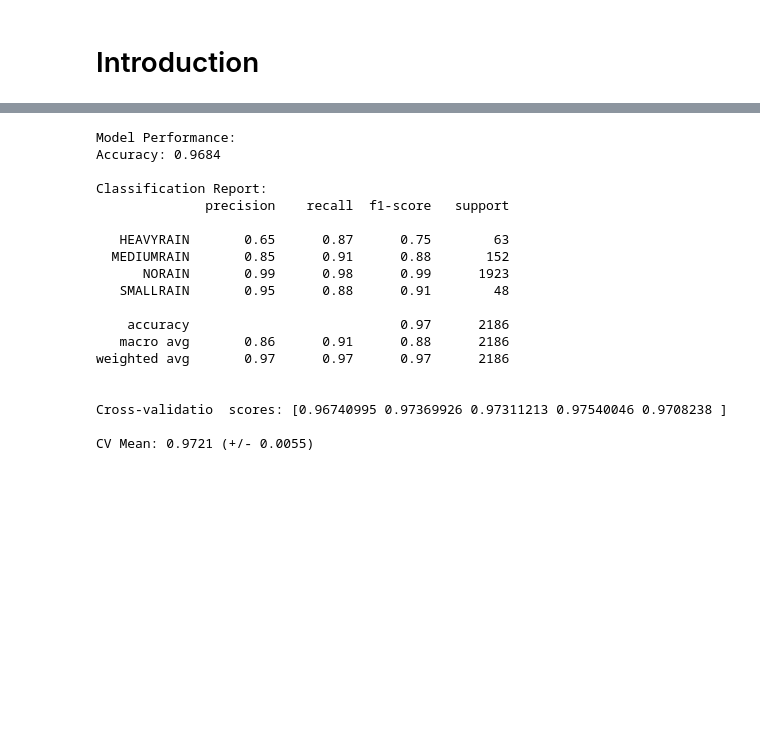
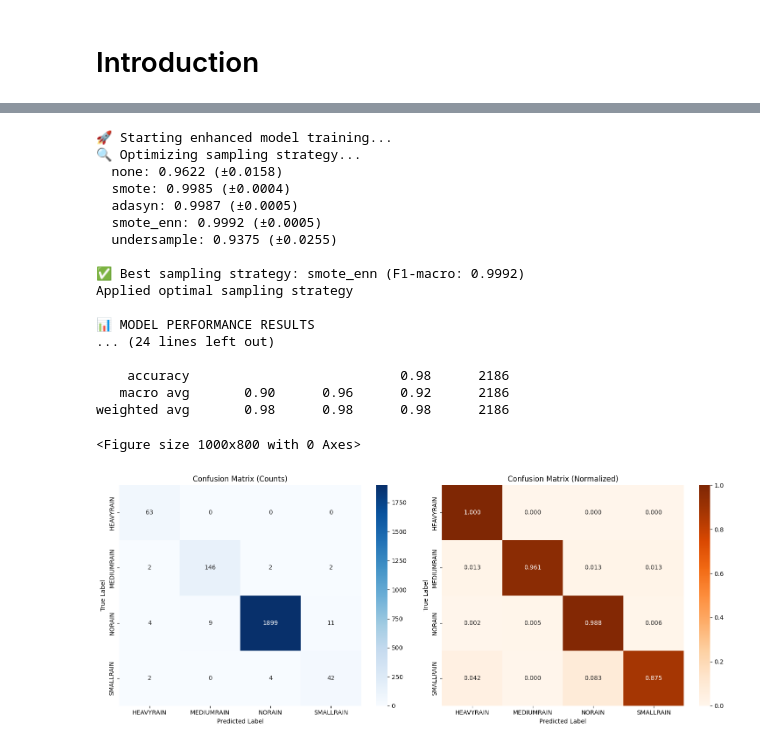
Before and after one commit to Queenzy-Ongeye/GhanaRainfallPredictor, a Jupyter notebook: src/notebooks/01_preprocess_data.ipynb, the cells around one changed output, grey strips where cells are left out. Cells and saved outputs as stored; diff of their text form; code cells hidden in the pictures; blank space fills up the shorter version.

```diff
--- a/src/notebooks/01_preprocess_data.ipynb
+++ b/src/notebooks/01_preprocess_data.ipynb
@@ -107,23 +67,27 @@ processed_df.head()
 # %%
 # Train Model (without SMOTE)
-model, preprocessor = predictor_class.train_model(X, y, use_smote = False)
+model, preproc = predictor_class.train_model(
+    X, y,
+    optimize_hyperparams=False,   # try True later for a boost (takes longer)
+    use_best_sampling=True        # tries SMOTE/ADASYN/SMOTEENN/undersampling and picks best by macro-F1
+)
 # %% [output]
-Model Performance:
-Accuracy: 0.9684
+🚀 Starting enhanced model training...
+🔍 Optimizing sampling strategy...
+  none: 0.9622 (±0.0158)
+  smote: 0.9985 (±0.0004)
+  adasyn: 0.9987 (±0.0005)
+  smote_enn: 0.9992 (±0.0005)
+  undersample: 0.9375 (±0.0255)
 
-Classification Report:
-              precision    recall  f1-score   support
+✅ Best sampling strategy: smote_enn (F1-macro: 0.9992)
+Applied optimal sampling strategy
 
-   HEAVYRAIN       0.65      0.87      0.75        63
-  MEDIUMRAIN       0.85      0.91      0.88       152
-      NORAIN       0.99      0.98      0.99      1923
-   SMALLRAIN       0.95      0.88      0.91        48
+📊 MODEL PERFORMANCE RESULTS
+... (24 lines left out)
 
-    accuracy                           0.97      2186
-   macro avg       0.86      0.91      0.88      2186
-weighted avg       0.97      0.97      0.97      2186
-
-
-Cross-validatio  scores: [0.96740995 0.97369926 0.97311213 0.97540046 0.9708238 ]
-
-CV Mean: 0.9721 (+/- 0.0055)
+    accuracy                           0.98      2186
+   macro avg       0.90      0.96      0.92      2186
+weighted avg       0.98      0.98      0.98      2186
+<Figure size 1000x800 with 0 Axes>
+[figure, added]
```
Also changed, not shown: parts of 19 cells of this notebook, 7 other files.
